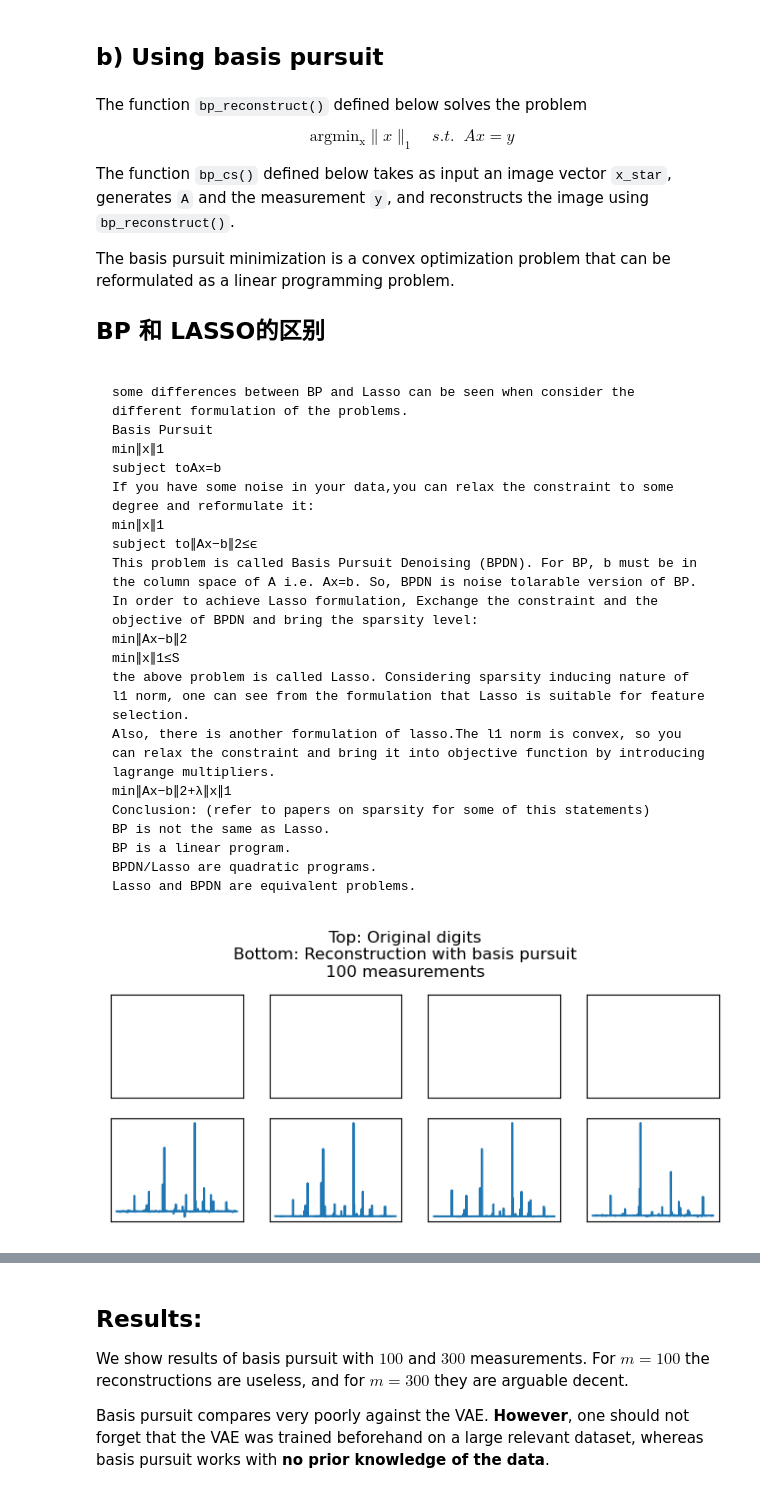
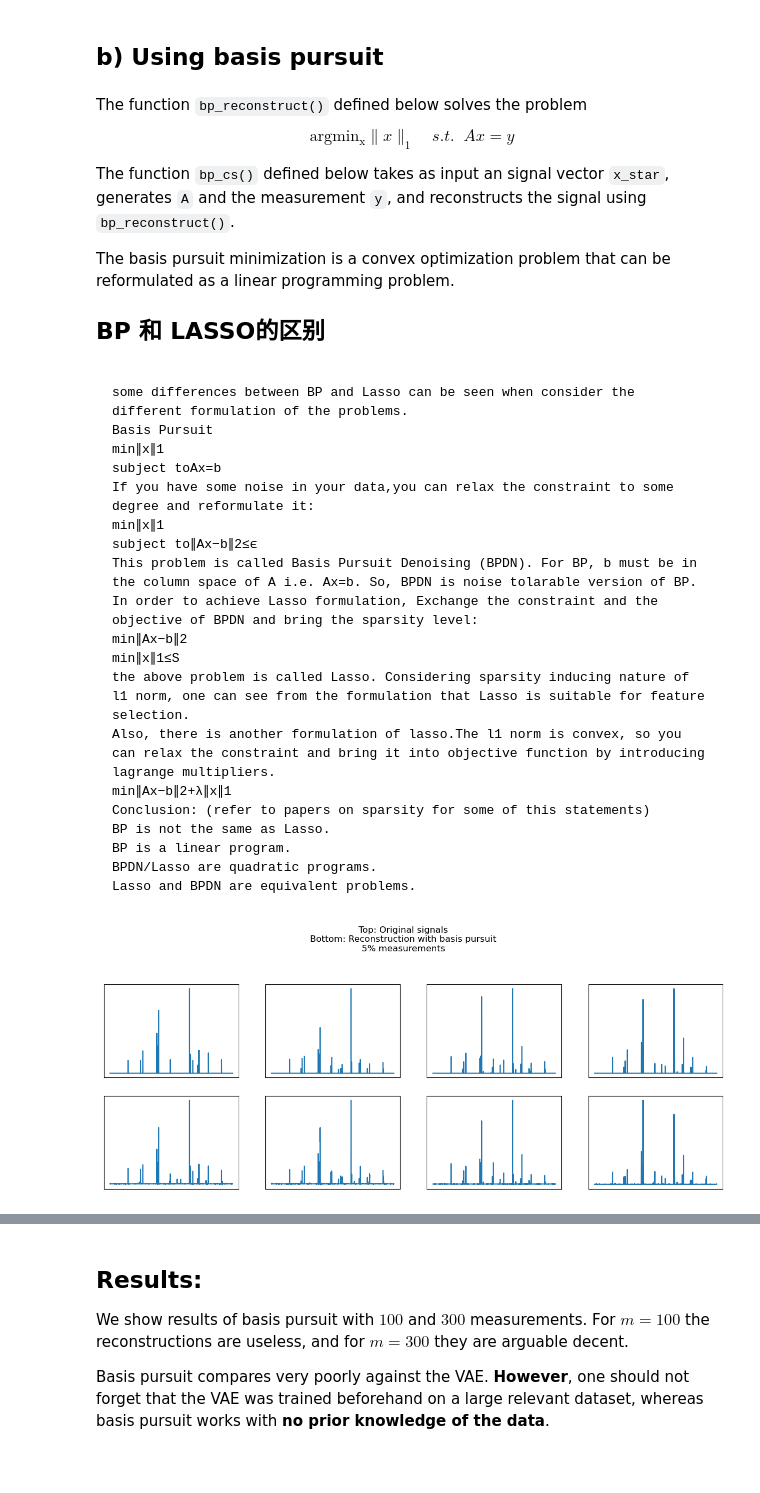
Before and after one commit to zhangys11/cs1, a Jupyter notebook: notebooks/Compressed Sensing - VAE - Vintage.ipynb, the cells around one changed output, grey strips where cells are left out. Drawn from its saved outputs; the diff is of its cells as text; code cells hidden in the pictures; blank space fills up the shorter version.

```diff
--- a/notebooks/Compressed Sensing - VAE - Vintage.ipynb
+++ b/notebooks/Compressed Sensing - VAE - Vintage.ipynb
@@ -47,0 +49,5 @@ X.shape (3553, 3400)  y.shape (3553,)
+# %%
+from sklearn.linear_model import LogisticRegressionCV
+
+clf = LogisticRegressionCV(cv=5).fit(X, y)
+clf.score(X, y)
@@ -310,7 +318,5 @@ The function `vae_cs()` defined below takes as input an image vector `x_star`, g
 # %%
 import random
-
-m = round( n * 0.1) # 10%
 
 def vae_cs(m, n, x_star, regularization=0.1, add_noise = True):
 
@@ -364,20 +372,26 @@ outputs_reg = [vae_cs(m, n, x_star.view(n,1).cuda(), 0.5, True) for x_star in im
 outputs_noreg = scaler.inverse_transform( np.squeeze(np.array(outputs_noreg)) )
 outputs_reg = scaler.inverse_transform( np.squeeze(np.array(outputs_reg)) )
 
+signals = torch.stack(signals).numpy()
+signals = scaler.inverse_transform( np.squeeze(signals) )
+labels = torch.stack(labels).numpy()
+
 fig, ax = plt.subplots(3, 4, figsize=(15,5))
 for j in range(4):
-    ax[0,j].plot(scaler.inverse_transform( images[j].view(1,n).cpu().numpy()  ) )
+    ax[0,j].plot(signals[j])
     ax[1,j].plot(outputs_noreg[j] )
+    ax[1,j].set_title('truth: ' + str(labels[j]) + '; predict: ' + str(clf.predict([outputs_noreg[j]])[0]))
     ax[2,j].plot(outputs_reg[j] )
+    ax[2,j].set_title('truth: ' + str(labels[j]) + '; predict: ' + str(clf.predict([outputs_reg[j]])[0]))
     ax[0,j].set_xticks([])
     ax[0,j].set_yticks([])
     ax[1,j].set_xticks([])
     ax[1,j].set_yticks([])
     ax[2,j].set_xticks([])
     ax[2,j].set_yticks([])
-fig.suptitle('''Top: Original digits
+fig.suptitle('''Top: Original signal
 Middle: Reconstruction without regularization
 Bottom: Reconstruction with regularization
-10% measurements''', y = 1.1)
+1% measurements''', y = 1.1)
 plt.show()
 # %% [output]
@@ -436,7 +450,7 @@ With only $25$ measurements the reconstructions have not lost much in quality, w
 # %% [markdown]
 The function `bp_reconstruct()` defined below solves the problem $$\operatorname{argmin_x} \|x\|_1 \quad s.t. \; \; Ax=y$$
 
-The function `bp_cs()` defined below takes as input an image vector `x_star`, generates `A` and the measurement `y`, and reconstructs the image using `bp_reconstruct()`.
+The function `bp_cs()` defined below takes as input an signal vector `x_star`, generates `A` and the measurement `y`, and reconstructs the signal using `bp_reconstruct()`.
 
 The basis pursuit minimization is a convex optimization problem that can be reformulated as a linear programming problem.
 
@@ -493,23 +505,35 @@ def bp_cs(m, n, x_star):
 
     return bp_reconstruct(n, A, y)
 # %%
-outputs_lasso = [bp_cs(m, n, x_star.view(n,1).float().cuda()) for x_star in images]
+ns = round( n * 0.05) # 5%
+
+labels = []
+signals = []
+for (signal, label) in test_dataset:
+    if label not in labels:
+        labels.append(label)
+        signals.append(signal)
+
+outputs_lasso = [bp_cs(ns, n, x_star.view(n,1).float().cuda()) for x_star in signals]
 
 # ------------- scaling inverse transform -----------------
 outputs_lasso = scaler.inverse_transform( np.squeeze(np.array(outputs_lasso)) )
+
+signals=torch.stack(signals).numpy()
+signals = scaler.inverse_transform( np.squeeze( signals ) )
 # %%
-fig, ax = plt.subplots(2, 4, figsize=(8,3))
+fig, ax = plt.subplots(2, 4, figsize=(15,5))
 for j in range(4):
-    ax[0,j].plot(scaler.inverse_transform( images[j].view(1,n).cpu().numpy()  ) )
+    ax[0,j].plot(signals[j])
     ax[1,j].plot(outputs_lasso[j])
     ax[0,j].set_xticks([])
     ax[0,j].set_yticks([])
     ax[1,j].set_xticks([])
     ax[1,j].set_yticks([])
-fig.suptitle('''Top: Original digits
+fig.suptitle('''Top: Original signals
 Bottom: Reconstruction with basis pursuit
-100 measurements''', y = 1.1)
+5% measurements''', y = 1.1)
 plt.show()
 # %% [output]
-[figure, old version]
+[figure, new version]
 # %%
```
Also changed, not shown: parts of 18 cells of this notebook.
